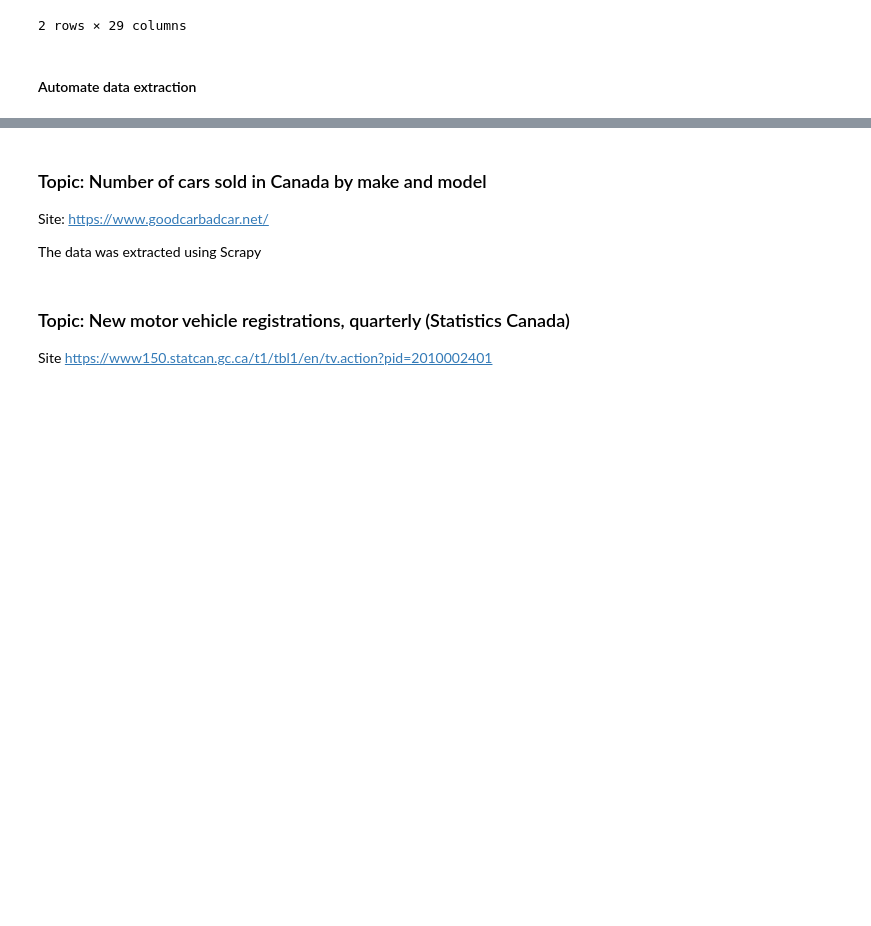
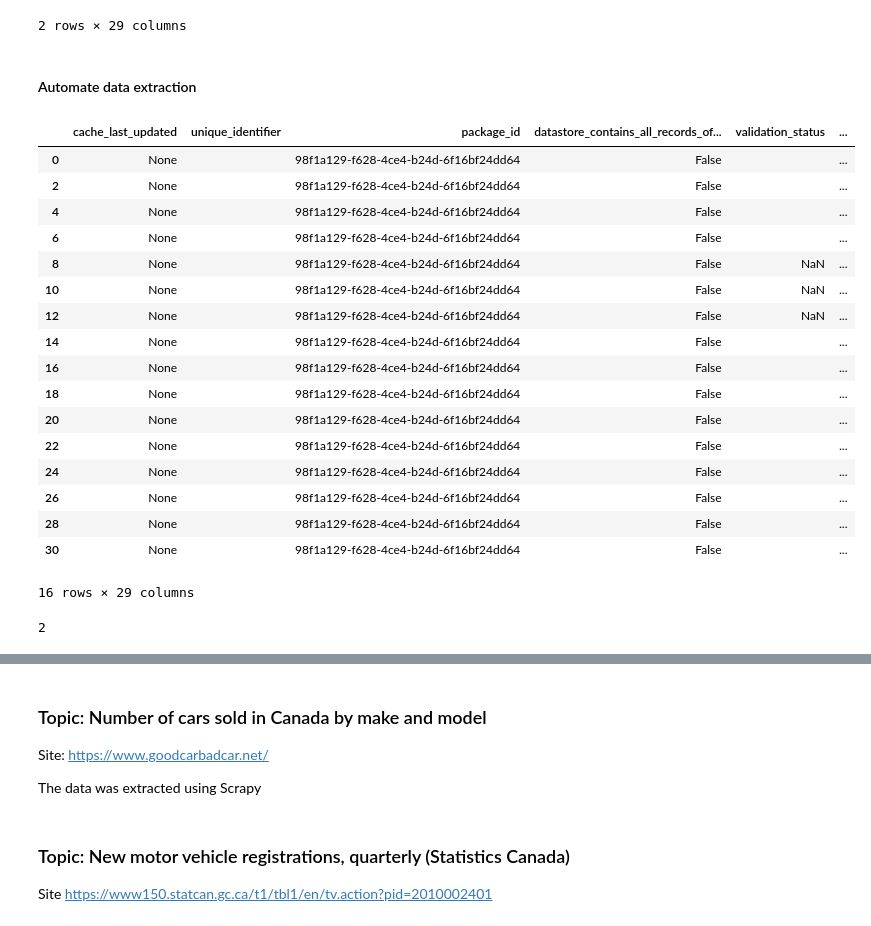
Before and after one commit to lfunderburk/machine-learning-capstone, a Jupyter notebook: notebooks/data-wrangling.ipynb, the cells around one changed output, grey strips where cells are left out. Cells and saved outputs as stored; diff of their text form; code cells hidden in the pictures; blank space fills up the shorter version.

```diff
--- a/notebooks/data-wrangling.ipynb
+++ b/notebooks/data-wrangling.ipynb
@@ -91,6 +91,31 @@ def convert_model_key_words(s, dictionary):
             group = dictionary[key]
             break
     return group
+# %%
+data_entries_english
+# %% [output]
+|  | cache_last_updated | unique_identifier | package_id | datastore_contains_all_records_of... | validation_status | ... |
+| 0 | None |  | 98f1a129-f628-4ce4-b24d-6f16bf24dd64 | False |  | ... |
+| 2 | None |  | 98f1a129-f628-4ce4-b24d-6f16bf24dd64 | False |  | ... |
+| 4 | None |  | 98f1a129-f628-4ce4-b24d-6f16bf24dd64 | False |  | ... |
+| 6 | None |  | 98f1a129-f628-4ce4-b24d-6f16bf24dd64 | False |  | ... |
+| 8 | None |  | 98f1a129-f628-4ce4-b24d-6f16bf24dd64 | False | NaN | ... |
+| 10 | None |  | 98f1a129-f628-4ce4-b24d-6f16bf24dd64 | False | NaN | ... |
+| 12 | None |  | 98f1a129-f628-4ce4-b24d-6f16bf24dd64 | False | NaN | ... |
+| 14 | None |  | 98f1a129-f628-4ce4-b24d-6f16bf24dd64 | False |  | ... |
+| 16 | None |  | 98f1a129-f628-4ce4-b24d-6f16bf24dd64 | False |  | ... |
+| 18 | None |  | 98f1a129-f628-4ce4-b24d-6f16bf24dd64 | False |  | ... |
+| 20 | None |  | 98f1a129-f628-4ce4-b24d-6f16bf24dd64 | False |  | ... |
+| 22 | None |  | 98f1a129-f628-4ce4-b24d-6f16bf24dd64 | False |  | ... |
+| 24 | None |  | 98f1a129-f628-4ce4-b24d-6f16bf24dd64 | False |  | ... |
+| 26 | None |  | 98f1a129-f628-4ce4-b24d-6f16bf24dd64 | False |  | ... |
+| 28 | None |  | 98f1a129-f628-4ce4-b24d-6f16bf24dd64 | False |  | ... |
+| 30 | None |  | 98f1a129-f628-4ce4-b24d-6f16bf24dd64 | False |  | ... |
+16 rows × 29 columns
+# %%
+data_entries_english[['name', 'url']].shape[1]
+# %% [output]
+2
 # %%
 folder = "C:/Users/Laura GF/Documents/GitHub/machine-learning-capstone/data/"
 fuel_based_df = []
```
Also changed, not shown: parts of 1 cell of this notebook, 5 other files.
